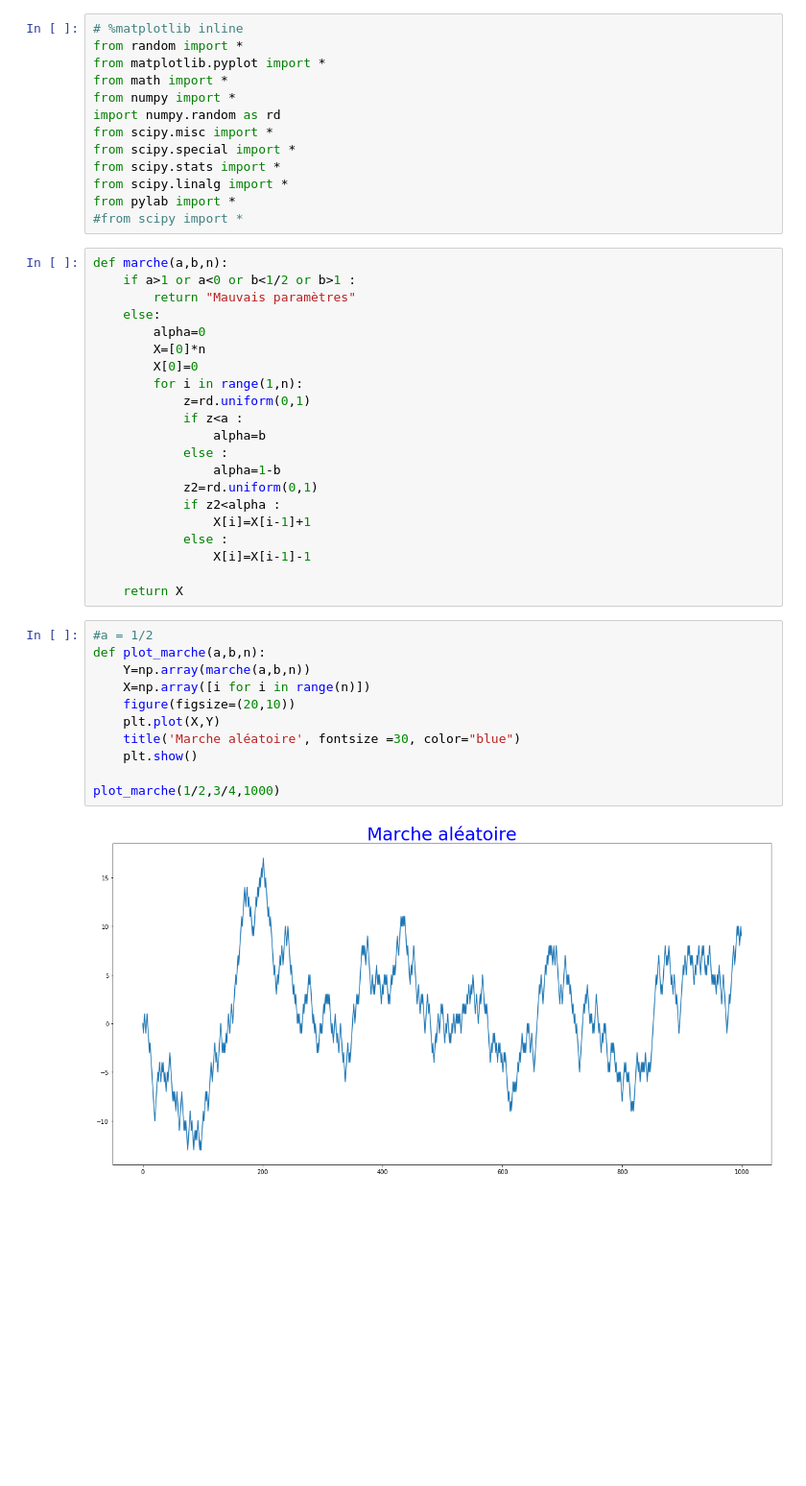
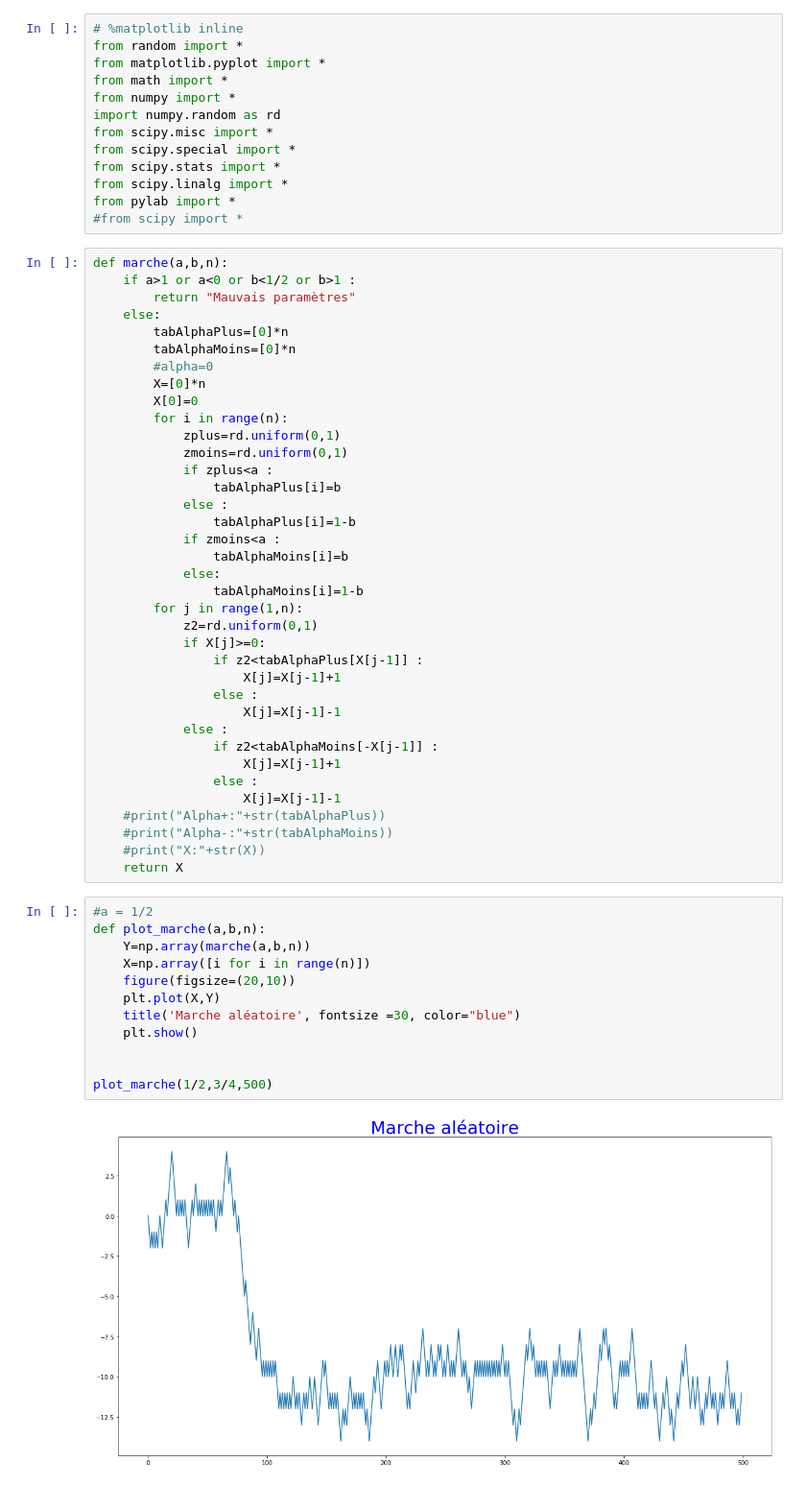
Before and after one commit to maoryy/Marches-aleatoires-en-milieu-aleatoire, a Jupyter notebook: Projet MAMA.ipynb, the cells around one changed output. Shown at 96% size. Cells and saved outputs as stored; diff of their text form; blank space fills up the shorter version.

```diff
--- a/Projet MAMA.ipynb
+++ b/Projet MAMA.ipynb
@@ -16,35 +16,52 @@ def marche(a,b,n):
     if a>1 or a<0 or b<1/2 or b>1 :
         return "Mauvais paramètres"
     else:
-        alpha=0
+        tabAlphaPlus=[0]*n
+        tabAlphaMoins=[0]*n
+        #alpha=0
         X=[0]*n
         X[0]=0
-        for i in range(1,n):
-            z=rd.uniform(0,1)
-            if z<a :
-                alpha=b
+        for i in range(n):
+            zplus=rd.uniform(0,1)
+            zmoins=rd.uniform(0,1)
+            if zplus<a :
+                tabAlphaPlus[i]=b
             else :
-                alpha=1-b
+                tabAlphaPlus[i]=1-b
+            if zmoins<a :
+                tabAlphaMoins[i]=b
+            else:
+                tabAlphaMoins[i]=1-b
+        for j in range(1,n):
             z2=rd.uniform(0,1)
-            if z2<alpha :
-                X[i]=X[i-1]+1
+            if X[j]>=0:
+                if z2<tabAlphaPlus[X[j-1]] :
+                    X[j]=X[j-1]+1
+                else :
+                    X[j]=X[j-1]-1
             else :
-                X[i]=X[i-1]-1
-
+                if z2<tabAlphaMoins[-X[j-1]] :
+                    X[j]=X[j-1]+1
+                else :
+                    X[j]=X[j-1]-1
+    #print("Alpha+:"+str(tabAlphaPlus))
+    #print("Alpha-:"+str(tabAlphaMoins))
+    #print("X:"+str(X))
     return X
 # %%
 #a = 1/2
 def plot_marche(a,b,n):
     Y=np.array(marche(a,b,n))
     X=np.array([i for i in range(n)])
     figure(figsize=(20,10))
     plt.plot(X,Y)
     title('Marche aléatoire', fontsize =30, color="blue")
     plt.show()
 
-plot_marche(1/2,3/4,1000)
+
+plot_marche(1/2,3/4,500)
 # %% [output]
-[figure, old version]
+[figure, new version]
 # %%
 #a > 1/2
 #On s'interesse qu cas eta < 0 donc a > 1/2
```
Also changed, not shown: parts of 5 cells of this notebook.
